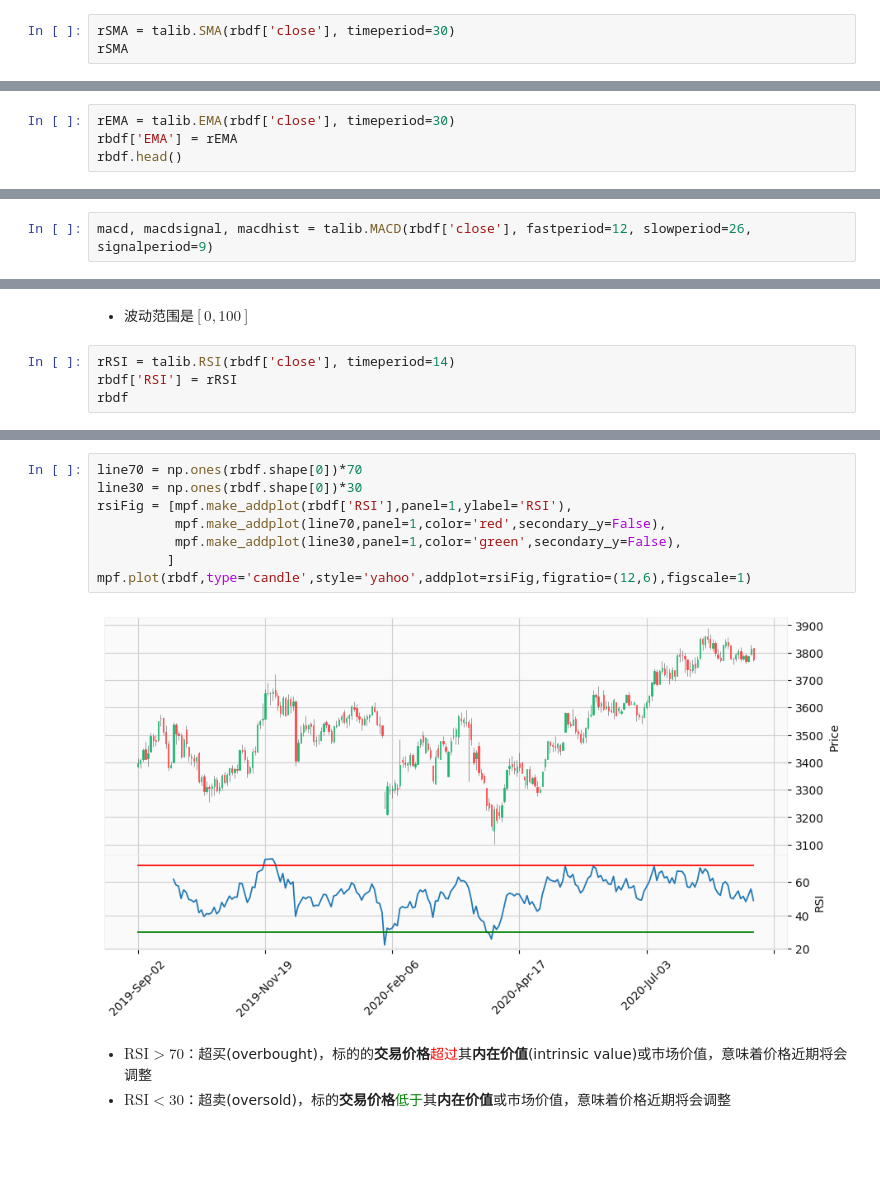
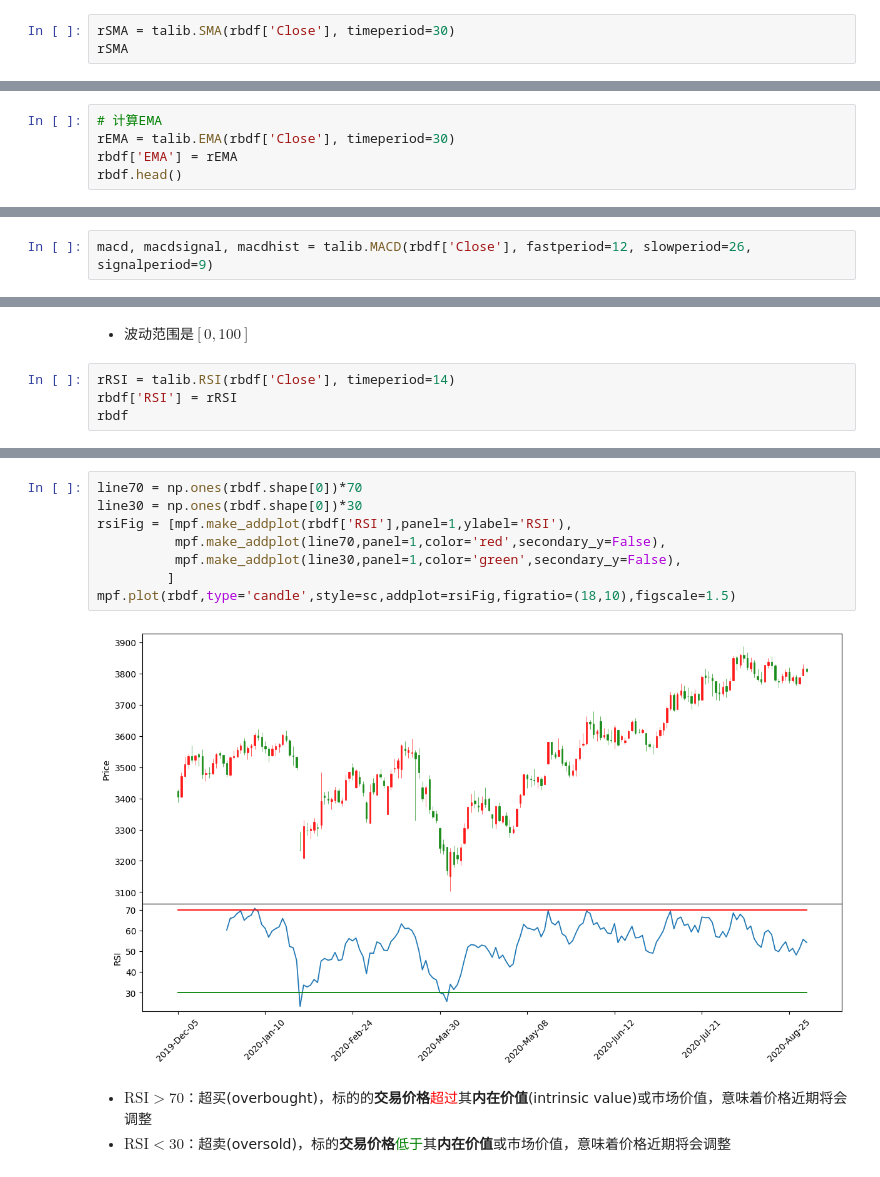
Before and after one commit to christinemu/quant-trading, a Jupyter notebook: tradingModels.ipynb, the cells around one changed output, grey strips where cells are left out. Saved outputs shown, nothing was run; the diff lists cells and outputs as text; blank space fills up the shorter version.

```diff
--- a/tradingModels.ipynb
+++ b/tradingModels.ipynb
@@ -645,5 +677,5 @@ rbdf.head()
 # %%
-rSMA = talib.SMA(rbdf['close'], timeperiod=30)
+rSMA = talib.SMA(rbdf['Close'], timeperiod=30)
 rSMA
 # %% [output]
 ActionDay
@@ -689,7 +722,8 @@ $$EMA_t(\alpha)=\alpha EMA_{t-1}+(1-\alpha)p_t$$
 
 - 其中，$\alpha\in(0,1)$，$p_t$为$t$时刻价格
 # %%
-rEMA = talib.EMA(rbdf['close'], timeperiod=30)
+# 计算EMA
+rEMA = talib.EMA(rbdf['Close'], timeperiod=30)
 rbdf['EMA'] = rEMA
 rbdf.head()
 # %% [output]
@@ -725,7 +760,7 @@ ax[0].legend(['SMA','EMA'],loc='upper left')
 
 - **MACD 柱状图**： $\text{MACD线} - \text{Signal线}$
 # %%
-macd, macdsignal, macdhist = talib.MACD(rbdf['close'], fastperiod=12, slowperiod=26, signalperiod=9)
+macd, macdsignal, macdhist = talib.MACD(rbdf['Close'], fastperiod=12, slowperiod=26, signalperiod=9)
 # %%
 rbdf['macd'] = macd
 rbdf['macdsignal'] = macdsignal
@@ -785,7 +820,7 @@ else:
 # %% [markdown]
 - 波动范围是$[0,100]$
 # %%
-rRSI = talib.RSI(rbdf['close'], timeperiod=14)
+rRSI = talib.RSI(rbdf['Close'], timeperiod=14)
 rbdf['RSI'] = rRSI
 rbdf
 # %% [output]
@@ -806,13 +841,13 @@ rbdf
 # %%
 line70 = np.ones(rbdf.shape[0])*70
 line30 = np.ones(rbdf.shape[0])*30
 rsiFig = [mpf.make_addplot(rbdf['RSI'],panel=1,ylabel='RSI'),
           mpf.make_addplot(line70,panel=1,color='red',secondary_y=False),
           mpf.make_addplot(line30,panel=1,color='green',secondary_y=False),
          ]
-mpf.plot(rbdf,type='candle',style='yahoo',addplot=rsiFig,figratio=(12,6),figscale=1)
+mpf.plot(rbdf,type='candle',style=sc,addplot=rsiFig,figratio=(18,10),figscale=1.5)
 # %% [output]
-[figure, old version]
+[figure, new version]
 # %% [markdown]
 - $\text{RSI}>70$：超买(overbought)，标的的**交易价格**<font color="red">超过</font>其**内在价值**(intrinsic value)或市场价值，意味着价格近期将会调整
 - $\text{RSI}<30$：超卖(oversold)，标的**交易价格**<font color="green">低于</font>其**内在价值**或市场价值，意味着价格近期将会调整
```
Also changed, not shown: parts of 72 cells of this notebook, 1 other file.
